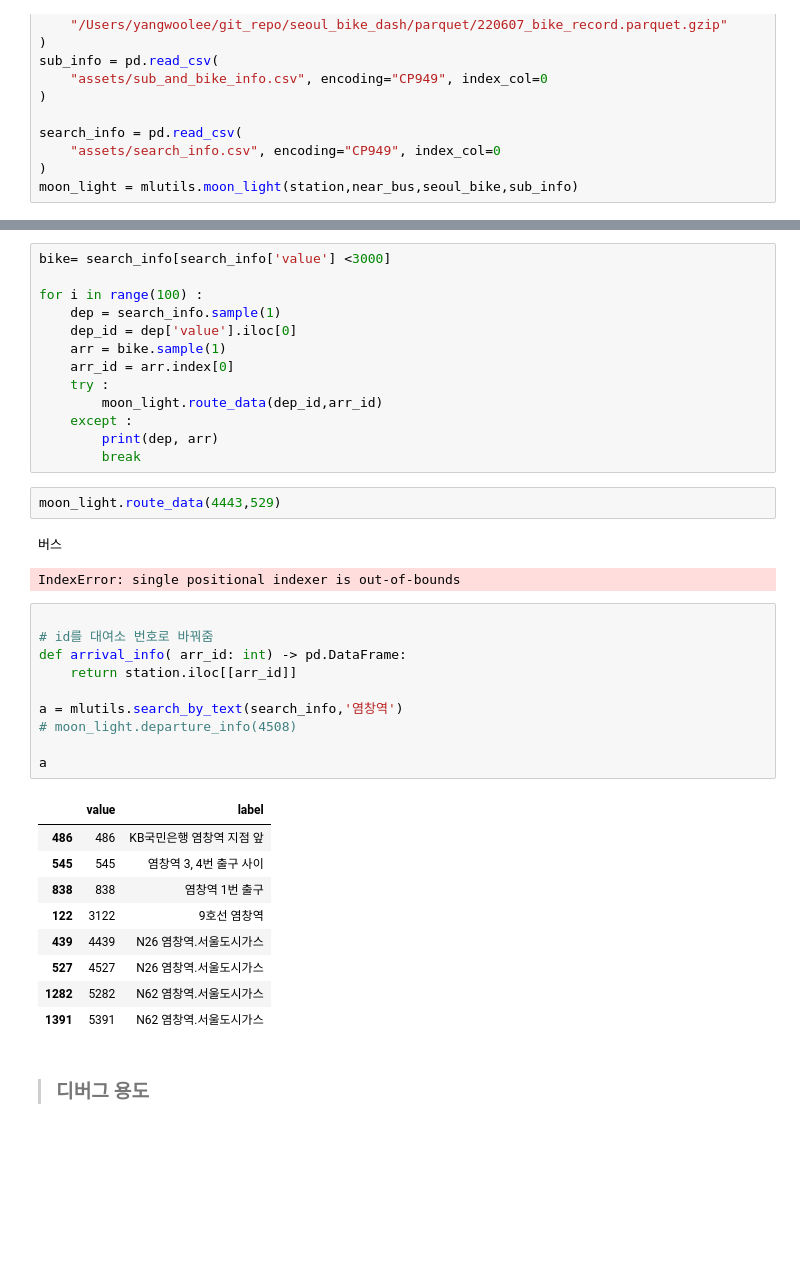
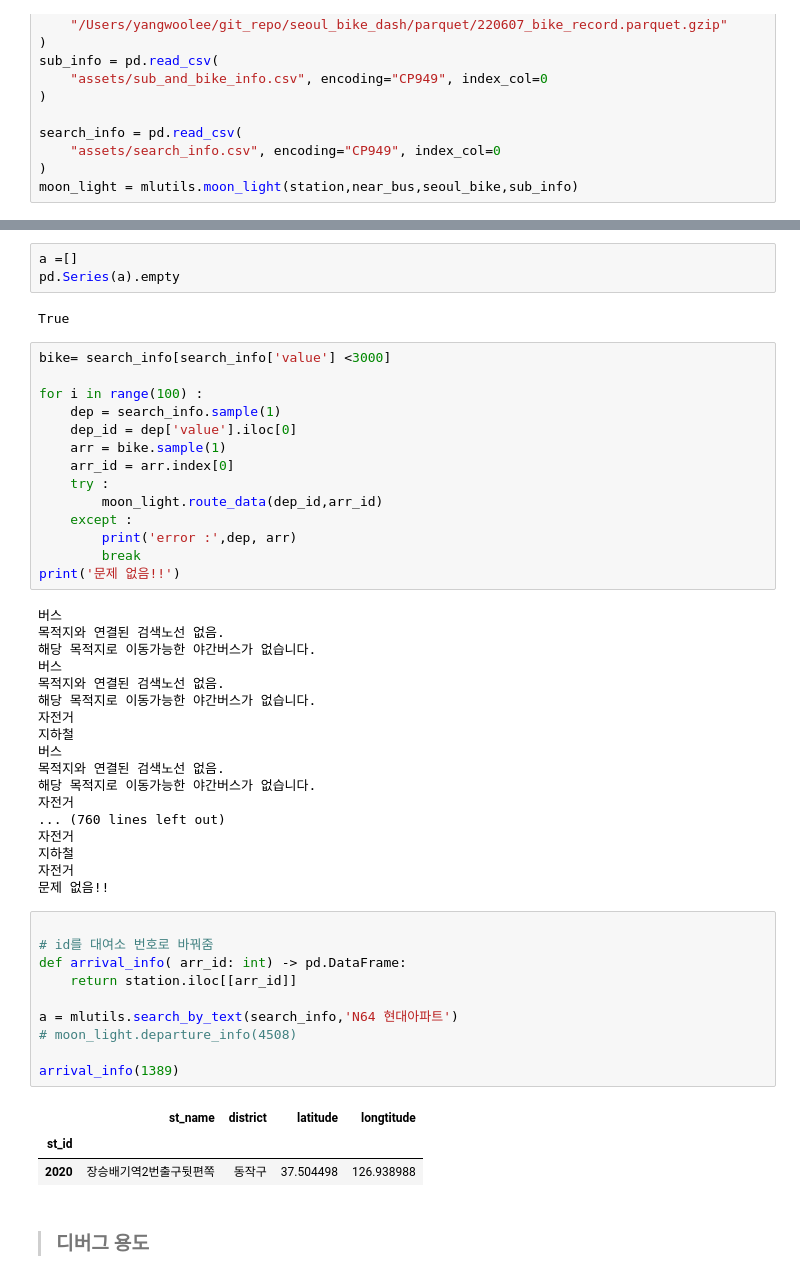
Before and after one commit to yangoos57/seoulBikeProject, a Jupyter notebook: bike_moon_light/functions.ipynb, the cells around one changed output, grey strips where cells are left out. Saved outputs shown, nothing was run; the diff lists cells and outputs as text; blank space fills up the shorter version.

```diff
--- a/bike_moon_light/functions.ipynb
+++ b/bike_moon_light/functions.ipynb
@@ -31,3 +136,8 @@ mlutils.search_by_text(search_info,'월촌중')
+# %%
+a =[]
+pd.Series(a).empty
+# %% [output]
+True
 # %%
 bike= search_info[search_info['value'] <3000]
 
@@ -39,33 +149,41 @@ for i in range(100) :
     try :
         moon_light.route_data(dep_id,arr_id)
     except :
-        print(dep, arr)
+        print('error :',dep, arr)
         break
+print('문제 없음!!')
+# %% [output]
+버스
+목적지와 연결된 검색노선 없음.
+해당 목적지로 이동가능한 야간버스가 없습니다.
+버스
+목적지와 연결된 검색노선 없음.
+해당 목적지로 이동가능한 야간버스가 없습니다.
+자전거
+지하철
+버스
+목적지와 연결된 검색노선 없음.
+해당 목적지로 이동가능한 야간버스가 없습니다.
+자전거
+... (760 lines left out)
+자전거
+지하철
+자전거
+문제 없음!!
-# %%
-moon_light.route_data(4443,529)
-# %% [output]
-버스
-IndexError: single positional indexer is out-of-bounds
 # %%
 
 # id를 대여소 번호로 바꿔줌
 def arrival_info( arr_id: int) -> pd.DataFrame:
     return station.iloc[[arr_id]]
 
-a = mlutils.search_by_text(search_info,'염창역')
+a = mlutils.search_by_text(search_info,'N64 현대아파트')
 # moon_light.departure_info(4508)
 
-a
+arrival_info(1389)
 # %% [output]
-|  | value | label |
-| 486 | 486 | KB국민은행 염창역 지점 앞 |
-| 545 | 545 | 염창역 3, 4번 출구 사이 |
-| 838 | 838 | 염창역 1번 출구 |
-| 122 | 3122 | 9호선 염창역 |
-| 439 | 4439 | N26 염창역.서울도시가스 |
-| 527 | 4527 | N26 염창역.서울도시가스 |
-| 1282 | 5282 | N62 염창역.서울도시가스 |
-| 1391 | 5391 | N62 염창역.서울도시가스 |
+|  | st_name | district | latitude | longtitude |
+| st_id |  |  |  |  |
+| 2020 | 장승배기역2번출구뒷편쪽 | 동작구 | 37.504498 | 126.938988 |
 # %% [markdown]
 > ### 디버그 용도
 # %%
```
Also changed, not shown: parts of 7 cells of this notebook, 26 other files.
